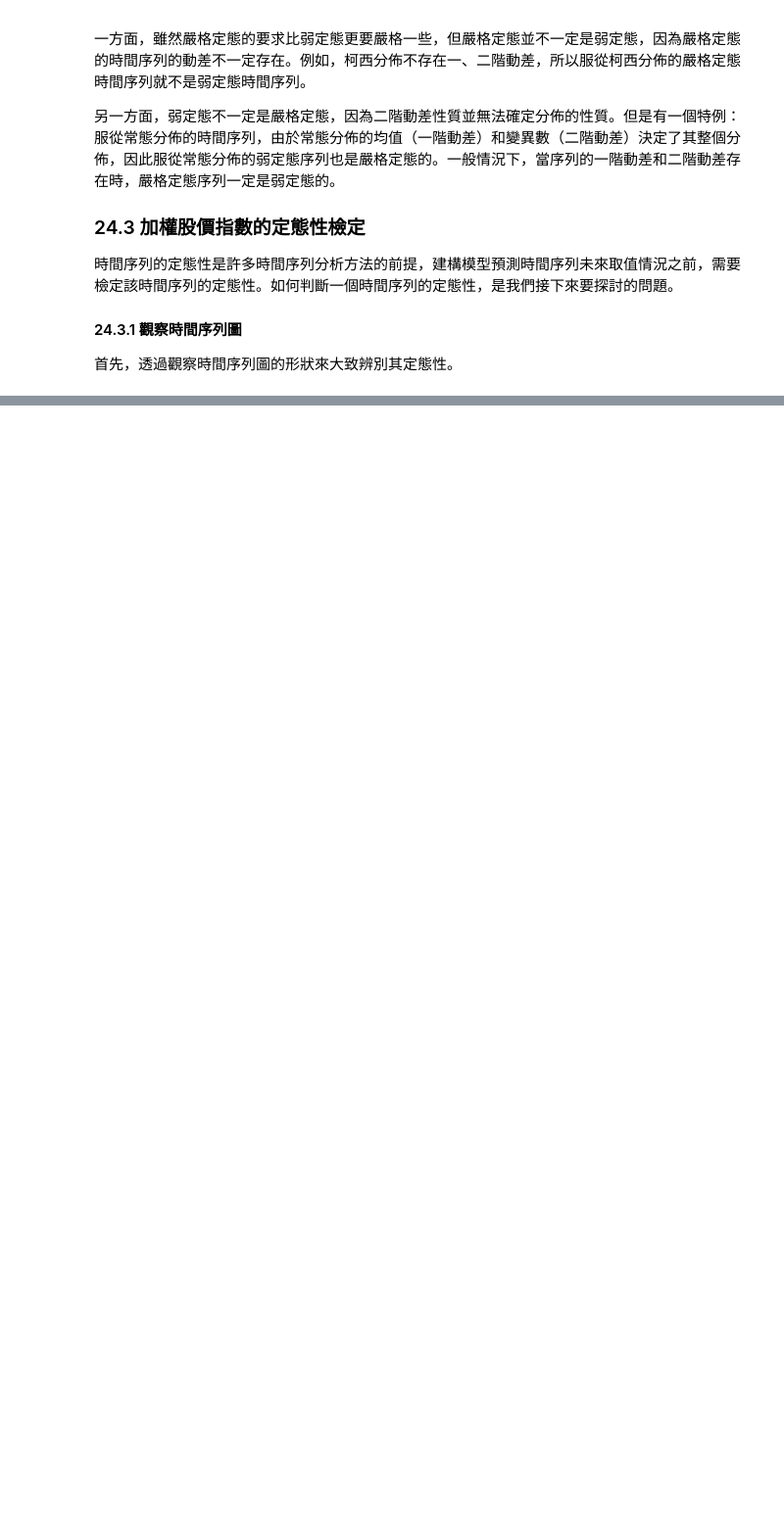
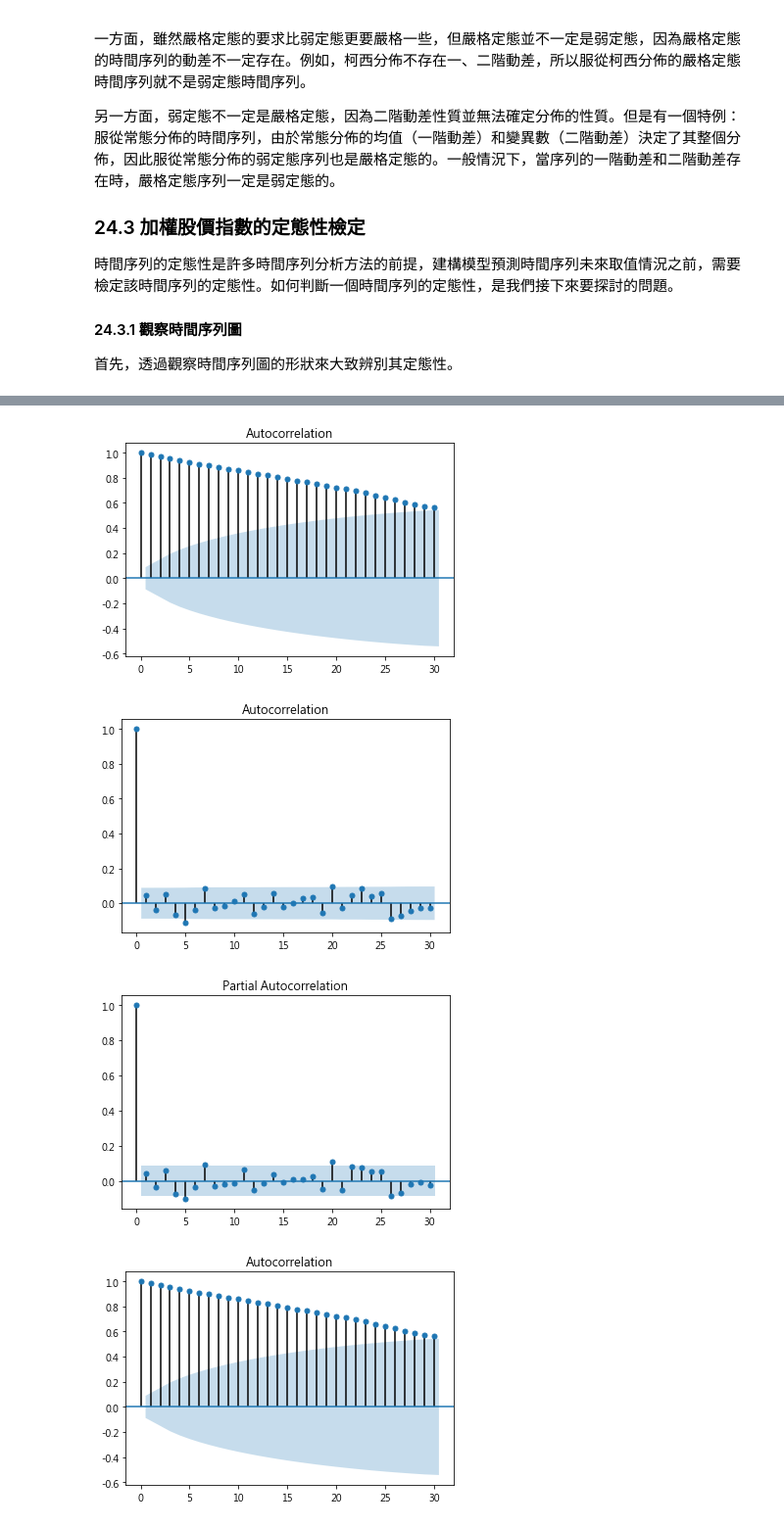
Before and after one commit to okluda/finpy_practice, a Jupyter notebook: ch_24.ipynb, the cells around one changed output, grey strips where cells are left out. Shown at 98% size. Saved outputs shown, nothing was run; the diff lists cells and outputs as text; code cells hidden in the pictures; blank space fills up the shorter version.

```diff
--- a/ch_24.ipynb
+++ b/ch_24.ipynb
@@ -189,0 +209,9 @@ NameError: name 'close' is not defined
+# %%
+plot_acf(taiexRet,use_vlines=True,lags=30)
+plot_pacf(taiexRet,use_vlines=True,lags=30)
+plot_acf(close,use_vlines=True,lags=30)
+# %% [output]
+[figure, added]
+[figure, added]
+[figure, added]
+[figure, added]
```
Also changed, not shown: parts of 6 cells of this notebook.
